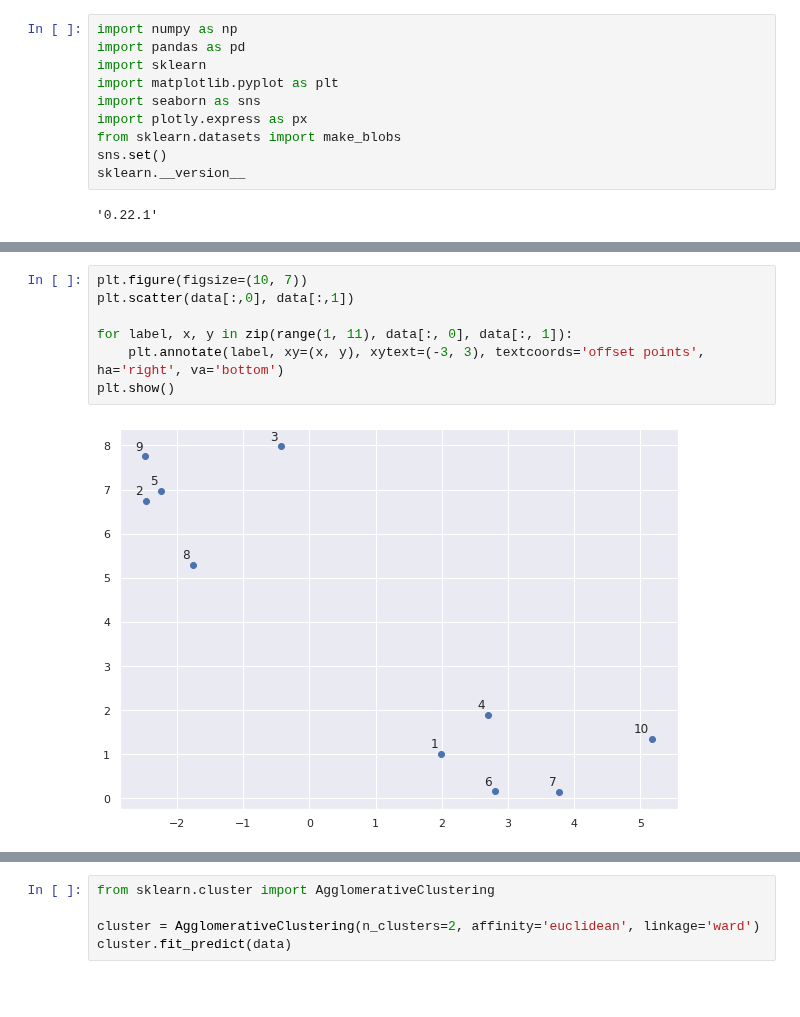
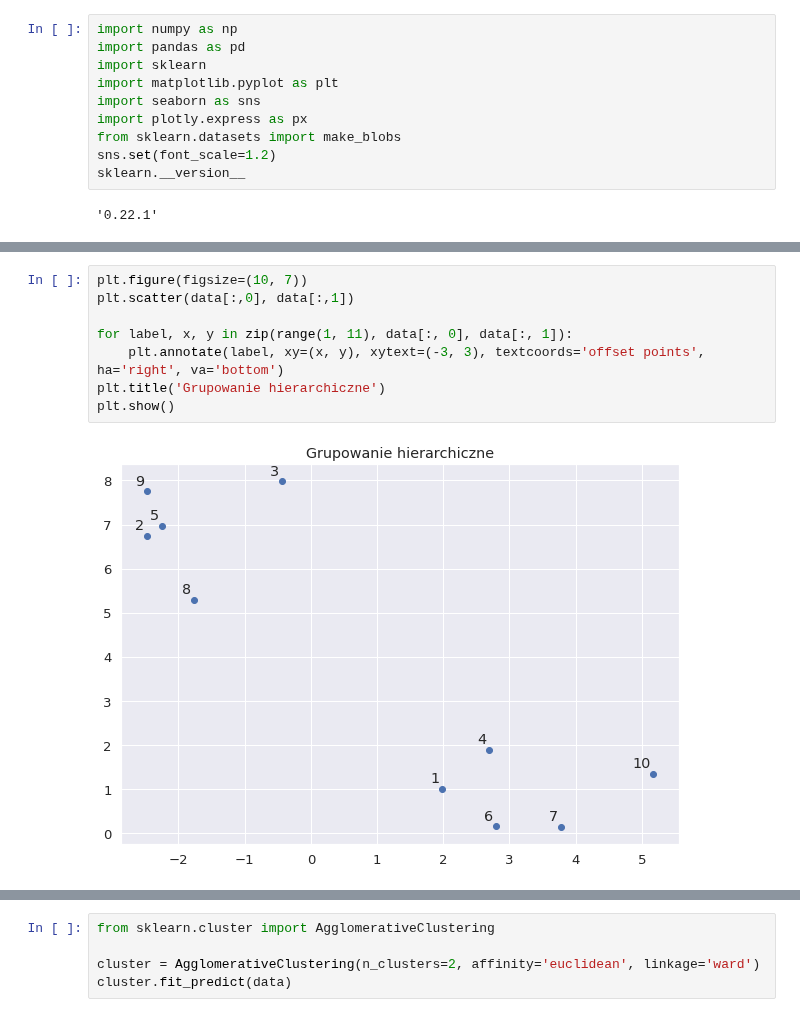
Before and after one commit to krakowiakpawel9/ml_course, a Jupyter notebook: cont/20_hierarchical.ipynb, the cells around one changed output, grey strips where cells are left out. Cells and saved outputs as stored; diff of their text form; blank space fills up the shorter version.

```diff
--- a/cont/20_hierarchical.ipynb
+++ b/cont/20_hierarchical.ipynb
@@ -13,7 +13,7 @@ import matplotlib.pyplot as plt
 import seaborn as sns
 import plotly.express as px
 from sklearn.datasets import make_blobs
-sns.set()
+sns.set(font_scale=1.2)
 sklearn.__version__
 # %% [output]
 '0.22.1'
@@ -26,12 +26,13 @@ px.scatter(df, 'x1', 'x2', width=700, height=500, title='Klasteryzacja')
 # %%
 plt.figure(figsize=(10, 7))
 plt.scatter(data[:,0], data[:,1])
 
 for label, x, y in zip(range(1, 11), data[:, 0], data[:, 1]):
     plt.annotate(label, xy=(x, y), xytext=(-3, 3), textcoords='offset points', ha='right', va='bottom')
+plt.title('Grupowanie hierarchiczne')
 plt.show()
 # %% [output]
-[figure, old version]
+[figure, new version]
 # %%
 from scipy.cluster.hierarchy import dendrogram, linkage
 
```
Also changed, not shown: parts of 2 cells of this notebook.
